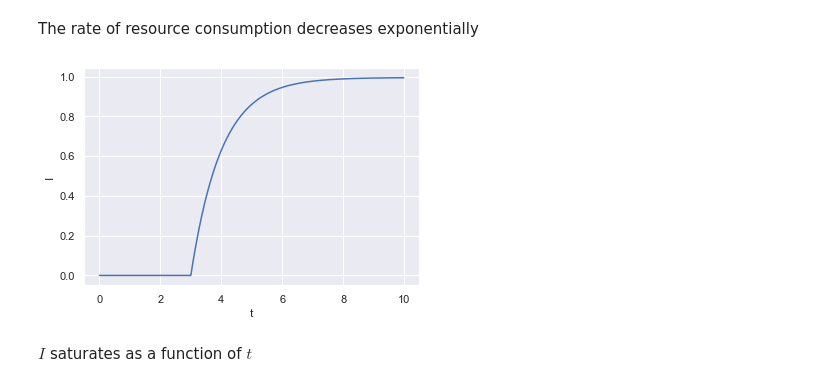
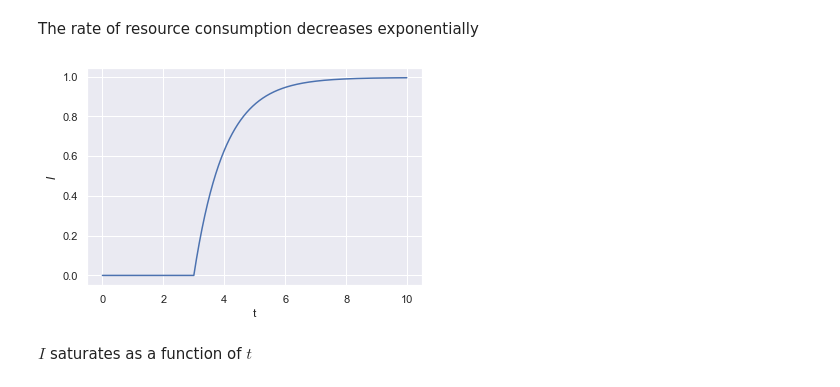
Before and after one commit to shivChitinous/optimal-forager, a Jupyter notebook: Optimal Foraging Theory.ipynb, the cells around one changed output. Drawn from its saved outputs; the diff is of its cells as text; code cells hidden in the pictures.

```diff
--- a/Optimal Foraging Theory.ipynb
+++ b/Optimal Foraging Theory.ipynb
@@ -68,8 +68,9 @@ def euler(dt, t_max, I_dot):
 # %%
 df['I'] = euler(1e-2,t_max,I_dot)
 sns.lineplot(y ='I',x = 't', data = df);
+plt.ylabel('$I$');
 # %% [output]
-[figure, old version]
+[figure, new version]
 # %% [markdown]
 $I$ saturates as a function of $t$
 # %%
```
Also changed, not shown: parts of 9 cells of this notebook.
